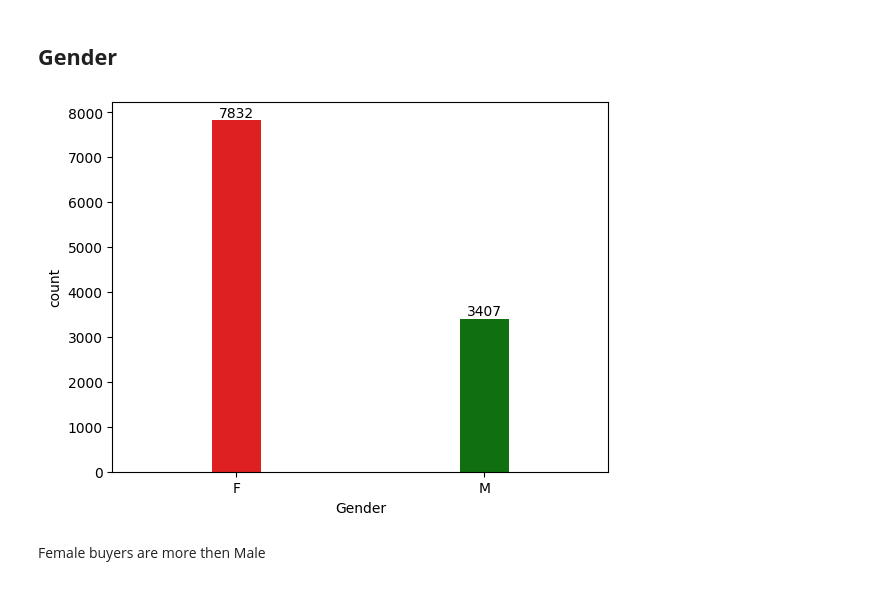
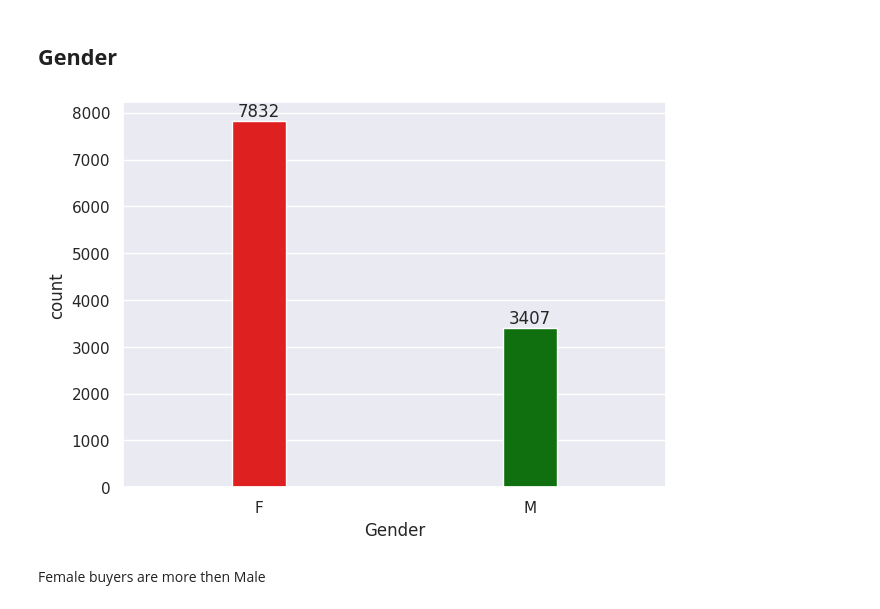
Before and after one commit to get-programmed/Python_For_Analysis, a Jupyter notebook: Diwali_Sales/Pandas_Example_2.ipynb, the cells around one changed output. Saved outputs shown, nothing was run; the diff lists cells and outputs as text; code cells hidden in the pictures.

Commit message:
Analysis and Visualization

```diff
--- a/Diwali_Sales/Pandas_Example_2.ipynb
+++ b/Diwali_Sales/Pandas_Example_2.ipynb
@@ -177,5 +101,0 @@ df.shape
-# %%
-# Chnage datatype from float to int for "Amount"
-df['Amount'] = df['Amount'].astype('int')
-
-df['Amount'].dtypes
@@ -266,16 +147,18 @@ By default, the df.describe() method only calculates descriptive statistics for
 # %%
 # Analysis on the bases of gender and count of buyers
 
 # ax = sns.countplot(x = 'Gender',data = df) #without Color
 
 # ax = sns.countplot(x = 'Gender',data = df, palette=sns.color_palette("Set1"))
 # ax = sns.countplot(x = 'Gender',data = df, palette="hls")
 ax = sns.countplot(x = 'Gender', data = df, hue='Gender', palette={'F': 'red', 'M': 'green'}, width =0.2)
 
+sns.set(rc={'figure.figsize':(7,5)})
+
 for bars in ax.containers:
   ax.bar_label(bars)
 # %% [output]
-[figure, old version]
+[figure, new version]
 # %% [markdown]
 Female buyers are more then Male
 # %% [markdown]
```
Also changed, not shown: parts of 17 cells of this notebook.
